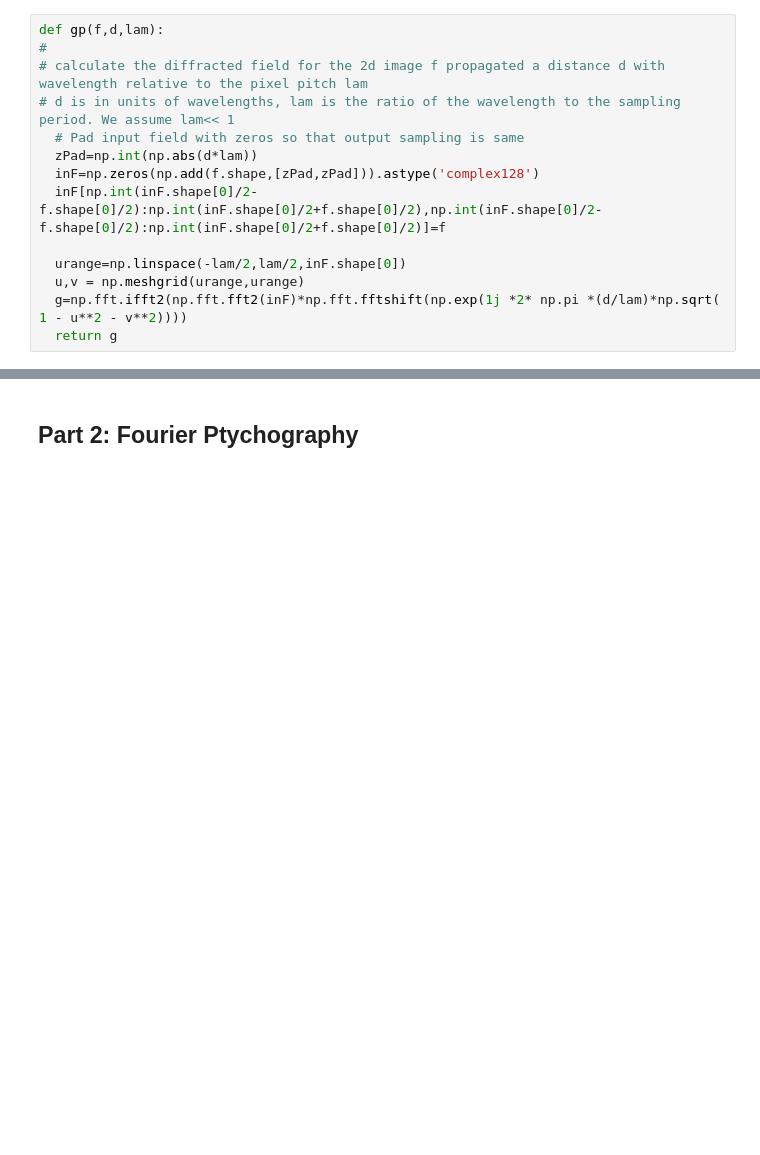
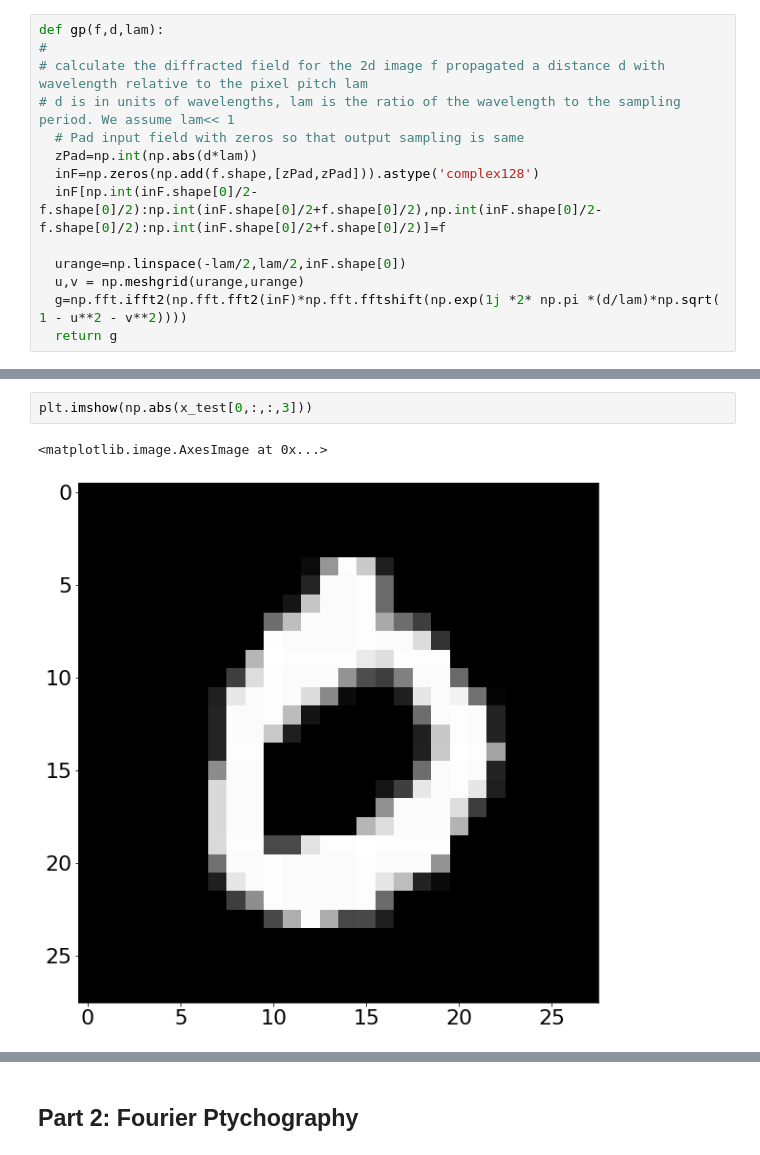
Before and after one commit to jdberkson/OPTI-556-Computational-Imaging, a Jupyter notebook: Homework4_JoelB.ipynb, the cells around one changed output, grey strips where cells are left out. Saved outputs shown, nothing was run; the diff lists cells and outputs as text; blank space fills up the shorter version.

```diff
--- a/Homework4_JoelB.ipynb
+++ b/Homework4_JoelB.ipynb
@@ -346,6 +346,11 @@ x_train = np.transpose(x_trainstacked,(0,2,3,1))
 x_test = np.transpose(x_teststacked,(0,2,3,1))
 # %% [output]
 (60000, 28, 28)
+# %%
+plt.imshow(np.abs(x_test[0,:,:,3]))
+# %% [output]
+<matplotlib.image.AxesImage at 0x...>
+[figure, added]
 # %%
 inputs=keras.Input(shape=(28,28,8))
 
```
Also changed, not shown: parts of 4 cells of this notebook.
